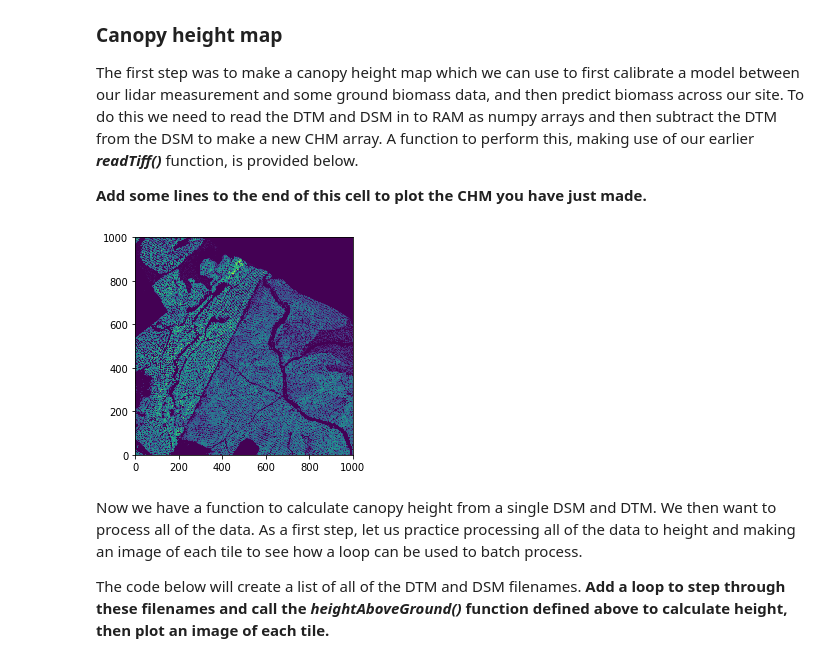
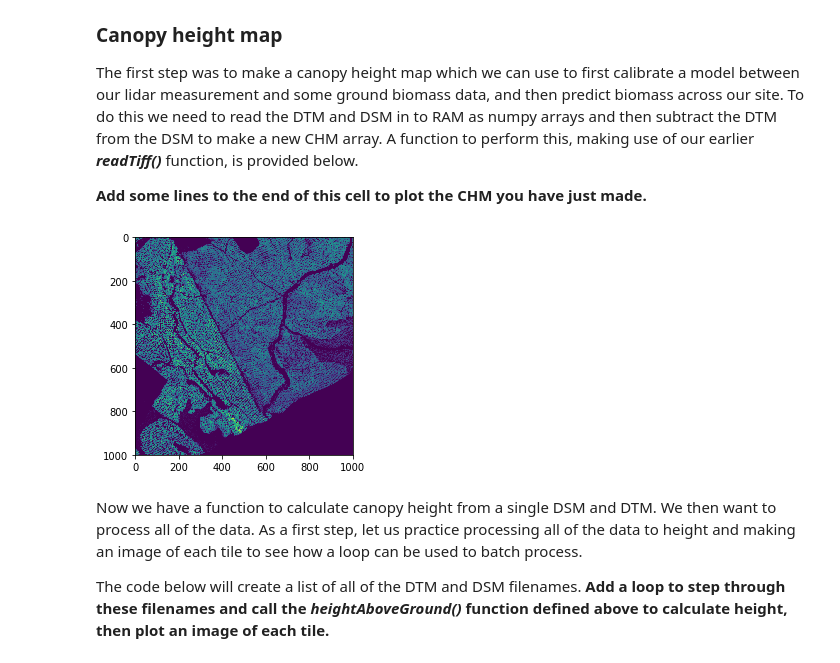
Before and after one commit to edinburgh-university-OOSA/pprs_programming_answers, a Jupyter notebook: batch_process_answers.ipynb, the cells around one changed output. Drawn from its saved outputs; the diff is of its cells as text; code cells hidden in the pictures.

```diff
--- a/batch_process_answers.ipynb
+++ b/batch_process_answers.ipynb
@@ -284,36 +274,36 @@ The first step was to make a canopy height map which we can use to first calibra
 def heightAboveGround(dtmName,dsmName):
     '''
     A function to calculate height above ground from a DTM and DSM
     Note that this assumes the two datasets are aligned and the same resolution
     '''
 
     # open the DTM and DSM and read data
     tData,tX0,tY0,tXres,tYres,nX,nY=readTiff(dtmName)  # data plus all metadata
     sData,sX0,sY0,sXres,sYres,nX,nY=readTiff(dsmName)  # data plus all metadata
 
     # Subtract the two to get height, as two are aligned
     hData=sData-tData
 
     # pass back to the calling function
     return(hData,tX0,tY0,tXres,tYres,nX,nY)
 
 
 
 # call those functions
 
 dsmName='data/ALS/DSM_1m/NN89_1M_DSM_PHASE1.tif'
 dtmName='data/ALS/DTM_1m/NN89_1M_DTM_PHASE1.tif'
 
 
 # calculate the height array and metadata and read in to RAM
 hData,hX0,hY0,hXres,hYres,nX,nY=heightAboveGround(dtmName,dsmName)
 
 
-# Add some lines below here to make an image of the CHM, with the y axis correctly aligned.
-plt.imshow(hData,origin='lower')
+# Add some lines below here to make an image of the CHM
+plt.imshow(hData)
 plt.show()         # print to screen
 # %% [output]
-[figure, old version]
+[figure, new version]
 # %% [markdown]
 Now we have a function to calculate canopy height from a single DSM and DTM. We then want to process all of the data. As a first step, let us practice processing all of the data to height and making an image of each tile to see how a loop can be used to batch process.
 
```
Also changed, not shown: parts of 20 cells of this notebook.
